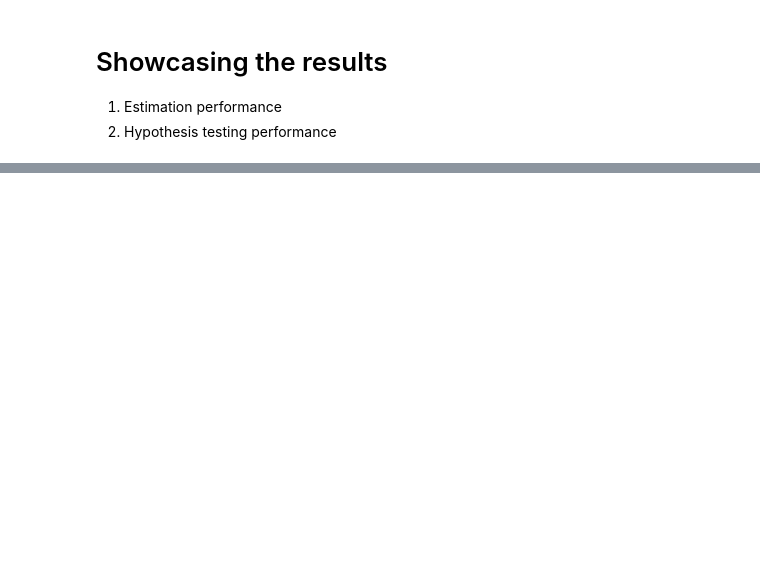
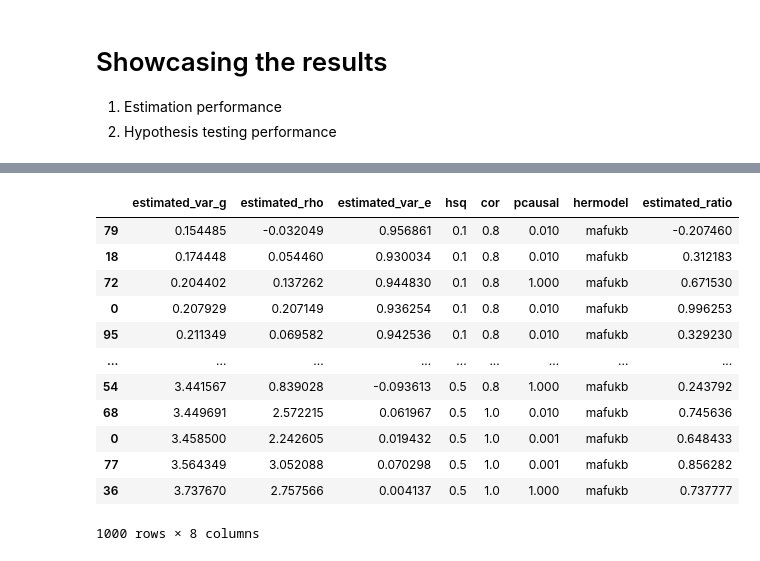
Before and after one commit to KangchengHou/admix-genet-cor, a Jupyter notebook: experiments/01_genome_wide_simulate/plot-simulation.ipynb, the cells around one changed output, grey strips where cells are left out. Saved outputs shown, nothing was run; the diff lists cells and outputs as text; code cells hidden in the pictures; blank space fills up the shorter version.

```diff
--- a/experiments/01_genome_wide_simulate/plot-simulation.ipynb
+++ b/experiments/01_genome_wide_simulate/plot-simulation.ipynb
@@ -106,0 +101,16 @@ for ax_i, hsq in enumerate([0.1, 0.25, 0.5]):
+# %%
+df_plot.sort_values("estimated_var_g")
+# %% [output]
+|  | estimated_var_g | estimated_rho | estimated_var_e | hsq | cor | pcausal | hermodel | estimated_ratio |
+| 79 | 0.154485 | -0.032049 | 0.956861 | 0.1 | 0.8 | 0.010 | mafukb | -0.207460 |
+| 18 | 0.174448 | 0.054460 | 0.930034 | 0.1 | 0.8 | 0.010 | mafukb | 0.312183 |
+| 72 | 0.204402 | 0.137262 | 0.944830 | 0.1 | 0.8 | 1.000 | mafukb | 0.671530 |
+| 0 | 0.207929 | 0.207149 | 0.936254 | 0.1 | 0.8 | 0.010 | mafukb | 0.996253 |
+| 95 | 0.211349 | 0.069582 | 0.942536 | 0.1 | 0.8 | 0.010 | mafukb | 0.329230 |
+| ... | ... | ... | ... | ... | ... | ... | ... | ... |
+| 54 | 3.441567 | 0.839028 | -0.093613 | 0.5 | 0.8 | 1.000 | mafukb | 0.243792 |
+| 68 | 3.449691 | 2.572215 | 0.061967 | 0.5 | 1.0 | 0.010 | mafukb | 0.745636 |
+| 0 | 3.458500 | 2.242605 | 0.019432 | 0.5 | 1.0 | 0.001 | mafukb | 0.648433 |
+| 77 | 3.564349 | 3.052088 | 0.070298 | 0.5 | 1.0 | 0.001 | mafukb | 0.856282 |
+| 36 | 3.737670 | 2.757566 | 0.004137 | 0.5 | 1.0 | 1.000 | mafukb | 0.737777 |
+1000 rows × 8 columns
```
Also changed, not shown: parts of 10 cells of this notebook, 11 other files.
